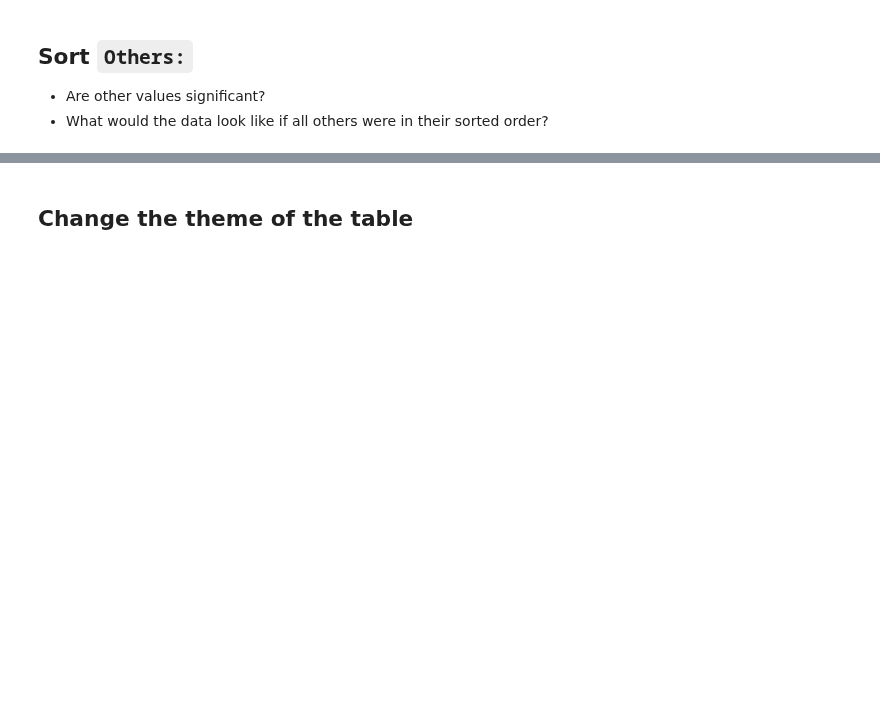
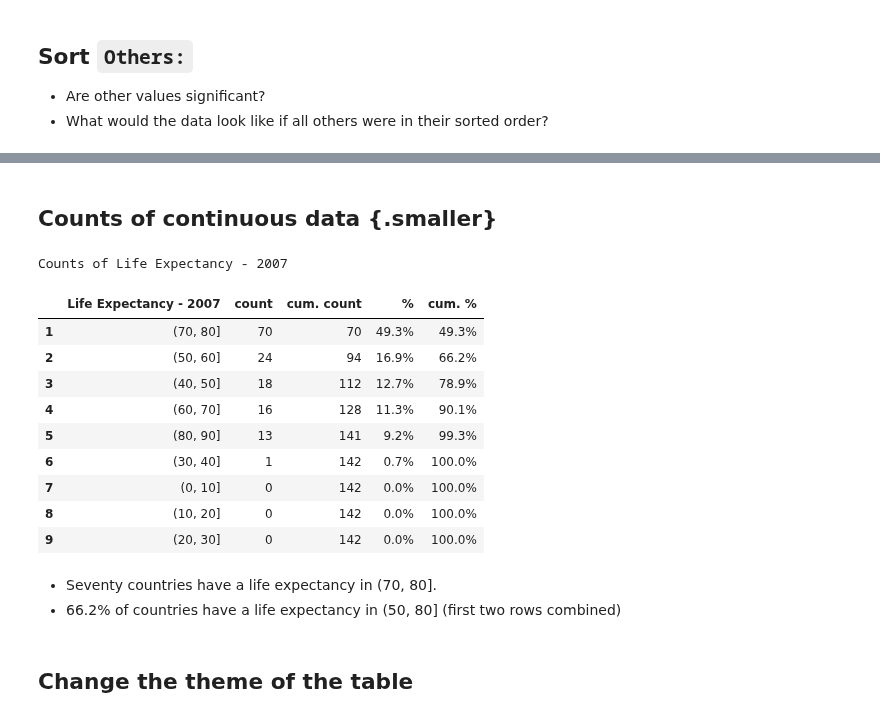
Before and after one commit to eliasdabbas/adviz, a Jupyter notebook: nbs/00_value_counts_plus_slides.ipynb, the cells around one changed output, grey strips where cells are left out. Cells and saved outputs as stored; diff of their text form; code cells hidden in the pictures; blank space fills up the shorter version.

```diff
--- a/nbs/00_value_counts_plus_slides.ipynb
+++ b/nbs/00_value_counts_plus_slides.ipynb
@@ -226,3 +251,26 @@ Counts of data
+# %% [markdown]
+## Counts of continuous data {.smaller}
+# %%
+#| echo: true
+adviz.value_counts_plus(
+    gm['lifeExp_bin'],
+    name='Life Expectancy - 2007',
+    background_gradient='RdBu')
+# %% [output]
+Counts of Life Expectancy - 2007
+|  | Life Expectancy - 2007 | count | cum. count | % | cum. % |
+| 1 | (70, 80] | 70 | 70 | 49.3% | 49.3% |
+| 2 | (50, 60] | 24 | 94 | 16.9% | 66.2% |
+| 3 | (40, 50] | 18 | 112 | 12.7% | 78.9% |
+| 4 | (60, 70] | 16 | 128 | 11.3% | 90.1% |
+| 5 | (80, 90] | 13 | 141 | 9.2% | 99.3% |
+| 6 | (30, 40] | 1 | 142 | 0.7% | 100.0% |
+| 7 | (0, 10] | 0 | 142 | 0.0% | 100.0% |
+| 8 | (10, 20] | 0 | 142 | 0.0% | 100.0% |
+| 9 | (20, 30] | 0 | 142 | 0.0% | 100.0% |
+# %% [markdown]
+* Seventy countries have a life expectancy in (70, 80].
+* 66.2% of countries have a life expectancy in (50, 80] (first two rows combined)
 # %% [markdown]
 ## Change the theme of the table
 # %%
```
Also changed, not shown: parts of 16 cells of this notebook, 1 other file.
